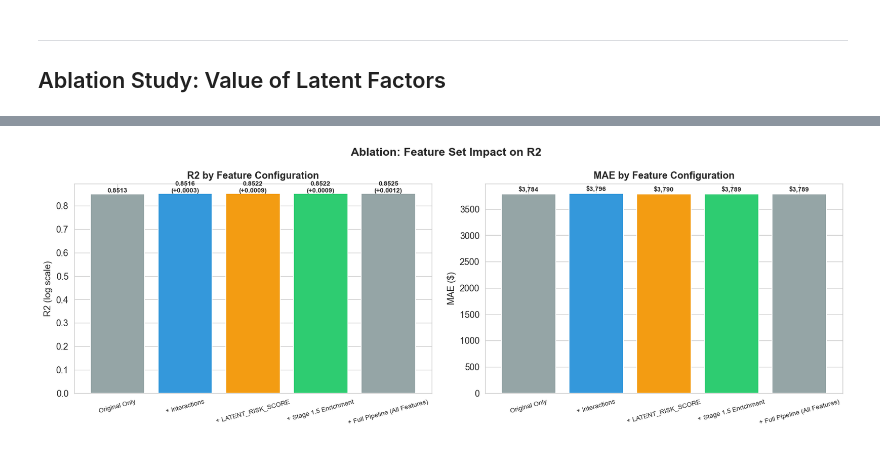
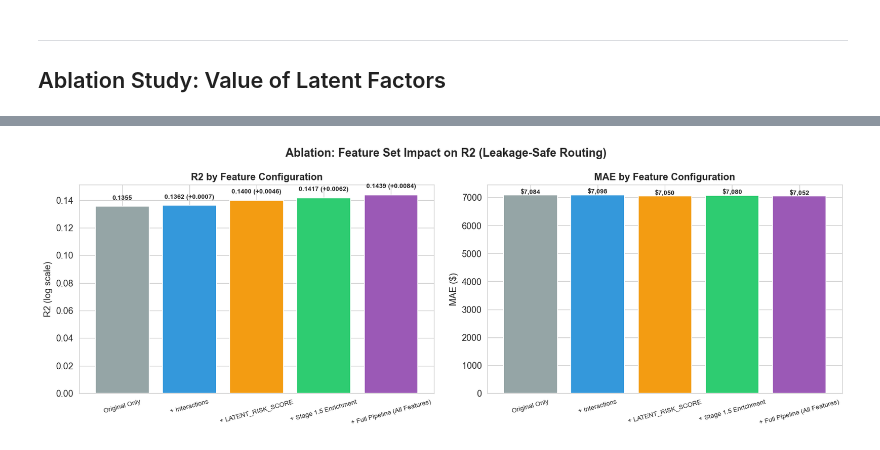
Before and after one commit to Robot0920/meps_healthcare_expenditure_prediction, a Jupyter notebook: notebooks/5.2_stage1_5_and_stage2_modeling.ipynb, the cells around one changed output, grey strips where cells are left out. Cells and saved outputs as stored; diff of their text form; code cells hidden in the pictures.

```diff
--- a/notebooks/5.2_stage1_5_and_stage2_modeling.ipynb
+++ b/notebooks/5.2_stage1_5_and_stage2_modeling.ipynb
@@ -512,7 +568,7 @@ PANEL_MEDS_MAP = {
     19: {'meds': 'h168a', 'year1': 2014},
     20: {'meds': 'h178a', 'year1': 2015},
     21: {'meds': 'h188a', 'year1': 2016},
-    22: {'meds': 'h197a', 'year1': 2017},
+    22: {'meds': 'h206a', 'year1': 2017},
     23: {'meds': 'h206a', 'year1': 2018},
 }
 
@@ -1490,26 +1935,75 @@ plt.show()
 print('ABLATION STUDY')
 
 def train_tier_ablation(feat_list, name):
-    preds_log = np.zeros(len(df_test))
     feats = [f for f in feat_list if f in df.columns]
-    for tv in tier_names.keys():
-        tr_m = df_train['RISK_TIER'] == tv
-        va_m = df_val['RISK_TIER'] == tv
-        te_m = df_test['RISK_TIER'] == tv
-        if tr_m.sum() < 30 or te_m.sum() < 10:
+
+    # Global fallback model (always available)
+    g_model = XGBRegressor(
+        n_estimators=800,
+        max_depth=6,
+        learning_rate=0.03,
+        subsample=0.8,
+        colsample_bytree=0.8,
+        reg_alpha=0.5,
+        reg_lambda=3.0,
+        random_state=42,
+        n_jobs=-1,
+        early_stopping_rounds=50,
+    )
+    g_model.fit(
+        df_train[feats].fillna(0),
+        y_train_log,
+        eval_set=[(df_val[feats].fillna(0), y_val_log)],
+        verbose=False,
+    )
+    g_train_pred = g_model.predict(df_train[feats].fillna(0))
+    g_smear = np.mean(np.exp(y_train_log - g_train_pred))
+
+    preds_log = g_model.predict(df_test[feats].fillna(0))
+    preds_dollar = np.clip(np.expm1(preds_log) * g_smear, 0, None)
+
+    # Tier overrides routed by Stage 1 predicted class
+    for tv, tn in tier_names.items():
+        tr_m = (df_train['RISK_TIER'].to_numpy() == tv)
+        va_m = (df_val['RISK_TIER'].to_numpy() == tv)
+        te_route_m = (stage1_pred_test == tv)
+
+        if tr_m.sum() < 30 or va_m.sum() < 10:
             continue
+
         hp = tier_hyperparams.get(tv, tier_hyperparams[1])
-        xg = XGBRegressor(n_estimators=hp['n_estimators'], max_depth=hp['max_depth'],
-                          learning_rate=0.03, subsample=0.8, colsample_bytree=0.8,
-                          reg_alpha=0.5, reg_lambda=hp['reg_lambda'],
-                          min_child_weight=hp['min_child_weight'],
-                          random_state=42, n_jobs=-1, early_stopping_rounds=50)
-        xg.fit(df_train.loc[tr_m, feats].fillna(0), np.log1p(y_train[tr_m]),
-               eval_set=[(df_val.loc[va_m, feats].fillna(0), np.log1p(y_val[va_m]))], verbose=False)
-        preds_log[te_m.values] = xg.predict(df_test.loc[te_m, feats].fillna(0))
+        xg = XGBRegressor(
+            n_estimators=hp['n_estimators'],
+            max_depth=hp['max_depth'],
+            learning_rate=0.03,
+            subsample=0.8,
+            colsample_bytree=0.8,
+            reg_alpha=0.5,
+            reg_lambda=hp['reg_lambda'],
+            min_child_weight=hp['min_child_weight'],
+            random_state=42,
+            n_jobs=-1,
+            early_stopping_rounds=50,
+        )
+        xg.fit(
+            df_train.loc[tr_m, feats].fillna(0),
+            np.log1p(y_train[tr_m]),
+            eval_set=[(df_val.loc[va_m, feats].fillna(0), np.log1p(y_val[va_m]))],
+            verbose=False,
+        )
+
+        tr_resid = np.log1p(y_train[tr_m]) - xg.predict(df_train.loc[tr_m, feats].fillna(0))
+        smear = np.mean(np.exp(tr_resid))
+
+        if te_route_m.sum() > 0:
+            p_log = xg.predict(df_test.loc[te_route_m, feats].fillna(0))
+            p_dollar = np.clip(np.expm1(p_log) * smear, 0, None)
+            preds_log[te_route_m] = p_log
+            preds_dollar[te_route_m] = p_dollar
+
     r2l = r2_score(y_test_log, preds_log)
-    r2d = r2_score(y_test, np.clip(np.expm1(preds_log), 0, None))
-    mae_v = mean_absolute_error(y_test, np.clip(np.expm1(preds_log), 0, None))
+    r2d = r2_score(y_test, preds_dollar)
+    mae_v = mean_absolute_error(y_test, preds_dollar)
     print(f'  {name:35s}: R2_log={r2l:.4f}, R2_$={r2d:.4f}, MAE=${mae_v:,.0f}')
     return {'Model': name, 'R2_log': r2l, 'R2_dollar': r2d, 'MAE': mae_v, 'N_feats': len(feats)}
 
@@ -1517,7 +2011,6 @@ results = []
 results.append(train_tier_ablation(original_avail, 'Original Only'))
 results.append(train_tier_ablation(original_avail + interact_avail, '+ Interactions'))
 results.append(train_tier_ablation(original_avail + interact_avail + ['LATENT_RISK_SCORE'], '+ LATENT_RISK_SCORE'))
-rx_feats_avail = [f for f in ['RX_DENSITY', 'RX_GAP_RATIO', 'RX_TRAILING_GAP', 'RX_REGULARITY'] if f in df.columns]
 results.append(train_tier_ablation(original_avail + interact_avail + stage1_5_avail, '+ Stage 1.5 Enrichment'))
 results.append(train_tier_ablation(TIER_FEATS, '+ Full Pipeline (All Features)'))
 
@@ -1525,23 +2018,23 @@ abl_df = pd.DataFrame(results)
 abl_df['R2_log_gain'] = abl_df['R2_log'] - abl_df['R2_log'].iloc[0]
 
 fig, axes = plt.subplots(1, 2, figsize=(14, 5))
-fig.suptitle('Ablation: Feature Set Impact on R2', fontsize=14, fontweight='bold')
-colors = ['#95a5a6', '#3498db', '#f39c12', '#2ecc71']
+fig.suptitle('Ablation: Feature Set Impact on R2 (Leakage-Safe Routing)', fontsize=14, fontweight='bold')
+colors = ['#95a5a6', '#3498db', '#f39c12', '#2ecc71', '#9b59b6']
 
 ax1 = axes[0]
-bars = ax1.bar(range(len(abl_df)), abl_df['R2_log'], color=colors, edgecolor='white')
+bars = ax1.bar(range(len(abl_df)), abl_df['R2_log'], color=colors[:len(abl_df)], edgecolor='white')
 for b, v, g in zip(bars, abl_df['R2_log'], abl_df['R2_log_gain']):
-    label = f'{v:.4f}' if g == 0 else f'{v:.4f}\n(+{g:.4f})'
-    ax1.text(b.get_x()+b.get_width()/2, v+0.005, label, ha='center', fontsize=8, fontweight='bold')
+    label = f'{v:.4f}' if g == 0 else f'{v:.4f} (+{g:.4f})'
+    ax1.text(b.get_x() + b.get_width()/2, v + 0.005, label, ha='center', fontsize=8, fontweight='bold')
 ax1.set_xticks(range(len(abl_df)))
 ax1.set_xticklabels(abl_df['Model'], fontsize=8, rotation=15)
 ax1.set_ylabel('R2 (log scale)', fontsize=11)
 ax1.set_title('R2 by Feature Configuration', fontsize=12, fontweight='bold')
 
 ax2 = axes[1]
-bars = ax2.bar(range(len(abl_df)), abl_df['MAE'], color=colors, edgecolor='white')
+bars = ax2.bar(range(len(abl_df)), abl_df['MAE'], color=colors[:len(abl_df)], edgecolor='white')
 for b, v in zip(bars, abl_df['MAE']):
-    ax2.text(b.get_x()+b.get_width()/2, v+50, f'${v:,.0f}', ha='center', fontsize=8, fontweight='bold')
+    ax2.text(b.get_x() + b.get_width()/2, v + 50, f'${v:,.0f}', ha='center', fontsize=8, fontweight='bold')
 ax2.set_xticks(range(len(abl_df)))
 ax2.set_xticklabels(abl_df['Model'], fontsize=8, rotation=15)
 ax2.set_ylabel('MAE ($)', fontsize=11)
@@ -1561,2 +2054,2 @@ ABLATION STUDY
-[figure, old version]
+[figure, new version]
 # %%
```
Also changed, not shown: parts of 29 cells of this notebook, 51 other files.
